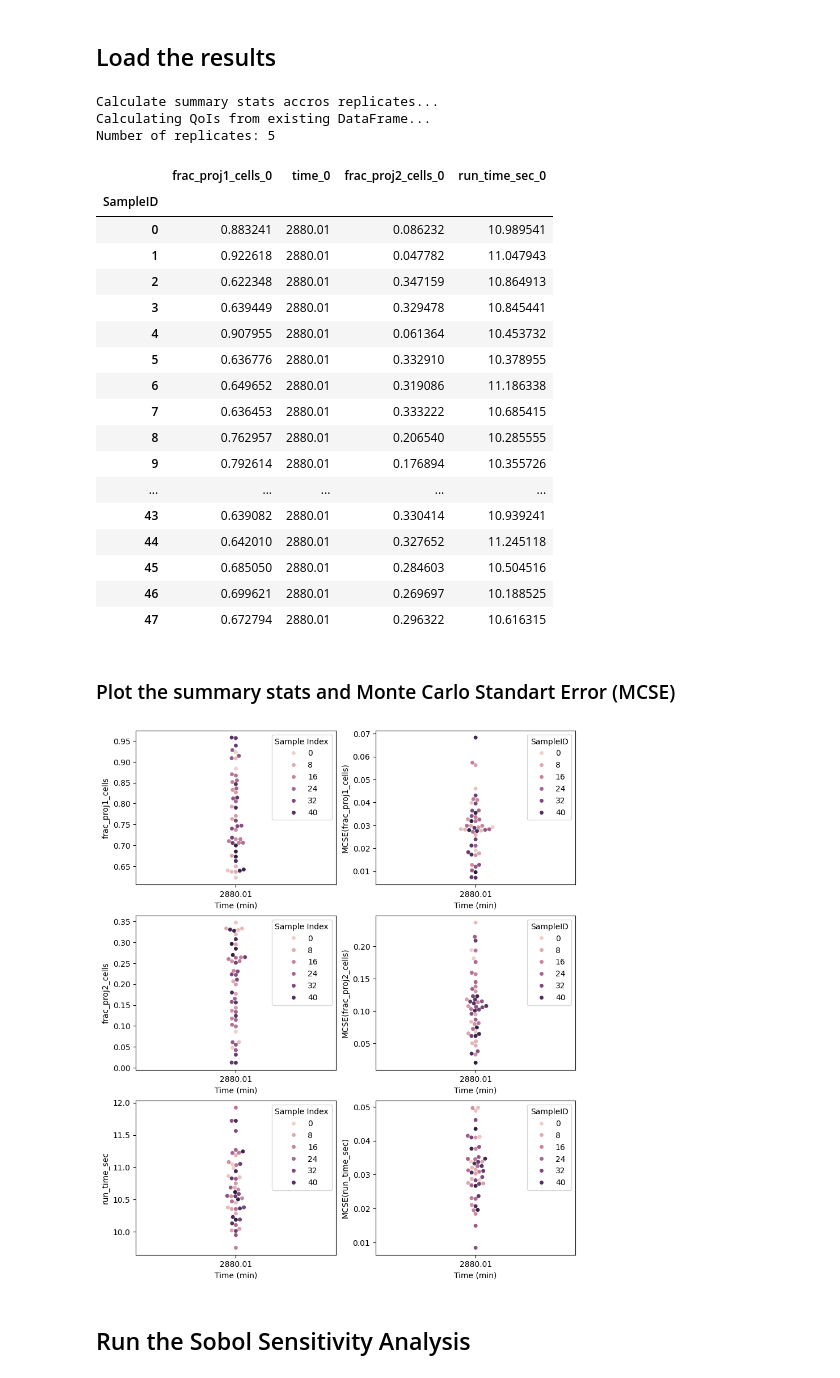
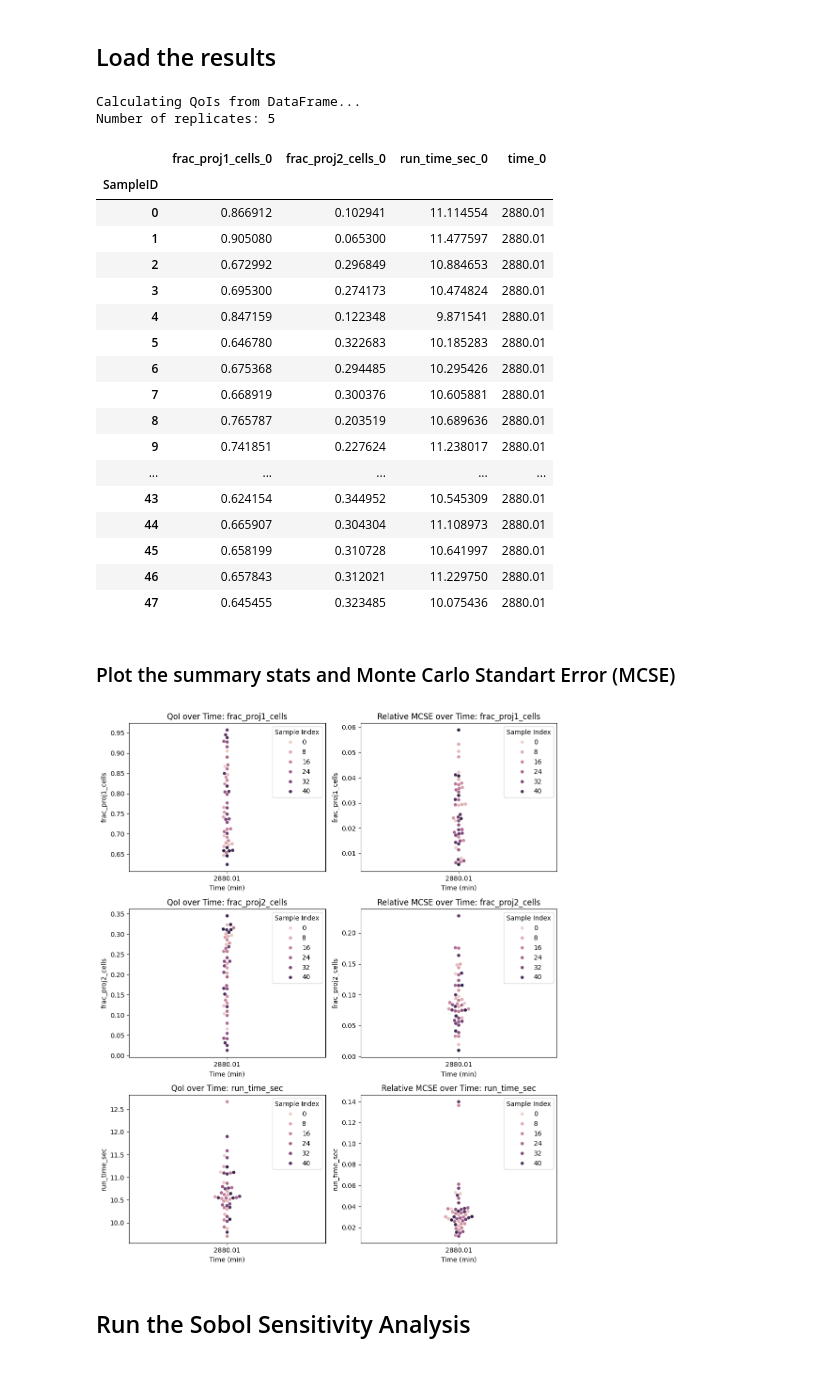
Before and after one commit to heberlr/UQ_PhysiCell, a Jupyter notebook: examples/ex4_runSA_MPI.ipynb, the cells around one changed output. Drawn from its saved outputs; the diff is of its cells as text; code cells hidden in the pictures.

Commit message:
Clean up the example using new plot functions

```diff
--- a/examples/ex4_runSA_MPI.ipynb
+++ b/examples/ex4_runSA_MPI.ipynb
@@ -37,64 +37,54 @@ Simulations completed and results stored in the database: ex4_PhysiCell_SA_MPI.d
 # Load results from the database
 from uq_physicell.database.ma_db import load_output
 from uq_physicell.model_analysis.utils import calculate_qoi_statistics
-import pandas as pd
 
 # Load the results
 db_path = "ex4_PhysiCell_SA_MPI.db"
+# Load QoIs from db (This load the summary statistics directly, as the darabase is already summarized)
 df_output = load_output(db_path)
-print("Calculate summary stats accros replicates...")
 qoi_funcs = {'frac_proj1_cells':None, 'frac_proj2_cells':None, 'run_time_sec':None}
 df_summary_qois, df_relative_mcse = calculate_qoi_statistics(df_output, qoi_funcs=qoi_funcs, db_file_path=db_path)
 display(df_summary_qois)
 # %% [output]
-Calculate summary stats accros replicates...
-Calculating QoIs from existing DataFrame...
+Calculating QoIs from DataFrame...
 Number of replicates: 5
-|  | frac_proj1_cells_0 | time_0 | frac_proj2_cells_0 | run_time_sec_0 |
+|  | frac_proj1_cells_0 | frac_proj2_cells_0 | run_time_sec_0 | time_0 |
 | SampleID |  |  |  |  |
-| 0 | 0.883241 | 2880.01 | 0.086232 | 10.989541 |
-| 1 | 0.922618 | 2880.01 | 0.047782 | 11.047943 |
-| 2 | 0.622348 | 2880.01 | 0.347159 | 10.864913 |
-| 3 | 0.639449 | 2880.01 | 0.329478 | 10.845441 |
-| 4 | 0.907955 | 2880.01 | 0.061364 | 10.453732 |
-| 5 | 0.636776 | 2880.01 | 0.332910 | 10.378955 |
-| 6 | 0.649652 | 2880.01 | 0.319086 | 11.186338 |
-| 7 | 0.636453 | 2880.01 | 0.333222 | 10.685415 |
-| 8 | 0.762957 | 2880.01 | 0.206540 | 10.285555 |
-| 9 | 0.792614 | 2880.01 | 0.176894 | 10.355726 |
+| 0 | 0.866912 | 0.102941 | 11.114554 | 2880.01 |
+| 1 | 0.905080 | 0.065300 | 11.477597 | 2880.01 |
+| 2 | 0.672992 | 0.296849 | 10.884653 | 2880.01 |
+| 3 | 0.695300 | 0.274173 | 10.474824 | 2880.01 |
+| 4 | 0.847159 | 0.122348 | 9.871541 | 2880.01 |
+| 5 | 0.646780 | 0.322683 | 10.185283 | 2880.01 |
+| 6 | 0.675368 | 0.294485 | 10.295426 | 2880.01 |
+| 7 | 0.668919 | 0.300376 | 10.605881 | 2880.01 |
+| 8 | 0.765787 | 0.203519 | 10.689636 | 2880.01 |
+| 9 | 0.741851 | 0.227624 | 11.238017 | 2880.01 |
 | ... | ... | ... | ... | ... |
-| 43 | 0.639082 | 2880.01 | 0.330414 | 10.939241 |
-| 44 | 0.642010 | 2880.01 | 0.327652 | 11.245118 |
-| 45 | 0.685050 | 2880.01 | 0.284603 | 10.504516 |
-| 46 | 0.699621 | 2880.01 | 0.269697 | 10.188525 |
-| 47 | 0.672794 | 2880.01 | 0.296322 | 10.616315 |
+| 43 | 0.624154 | 0.344952 | 10.545309 | 2880.01 |
+| 44 | 0.665907 | 0.304304 | 11.108973 | 2880.01 |
+| 45 | 0.658199 | 0.310728 | 10.641997 | 2880.01 |
+| 46 | 0.657843 | 0.312021 | 11.229750 | 2880.01 |
+| 47 | 0.645455 | 0.323485 | 10.075436 | 2880.01 |
 # %% [markdown]
 ### Plot the summary stats and Monte Carlo Standart Error (MCSE)
 # %%
 import matplotlib.pyplot as plt
-import seaborn as sns
+from uq_physicell.gui.utils import plot_qoi_over_time
 
 fig, axes = plt.subplots(len(qoi_funcs.keys()), 2, figsize=(10, 4*len(qoi_funcs.keys())))
-time_columns = sorted([col for col in df_summary_qois.columns if col.startswith("time_")])
 for ax_id, qoi_name in enumerate(qoi_funcs.keys()):
-    qoi_columns = sorted([col for col in df_summary_qois.columns if col.startswith(qoi_name)])
-    # Prepare the data for seaborn
-    plot_data_summary = pd.DataFrame({"Time": df_summary_qois[time_columns].values.flatten(), qoi_name: df_summary_qois[qoi_columns].values.flatten(), "SampleID": df_summary_qois.index.repeat(len(qoi_columns))})
-    plot_data_mcse = pd.DataFrame({"Time": df_relative_mcse[time_columns].values.flatten(), qoi_name: df_relative_mcse[qoi_columns].values.flatten(), "SampleID": df_relative_mcse.index.repeat(len(qoi_columns))})
-    # Plot summary stats
-    sns.swarmplot(data=plot_data_summary, x="Time", y=qoi_name, hue="SampleID", ax=axes[ax_id,0])
-    axes[ax_id,0].set_xlabel("Time (min)")
-    axes[ax_id,0].set_ylabel(qoi_name)
-    # Only add legend if there are labeled artists
-    handles, labels = axes[ax_id,0].get_legend_handles_labels()
-    if handles and labels:
-        axes[ax_id,0].legend(title="Sample Index")
+     # Plot QoI time series
+    plot_qoi_over_time(df_summary_qois, qoi_name, axes[ax_id,0])
+    axes[ax_id,0].set_title(f"QoI over Time: {qoi_name}")
     # Plot mcse
-    sns.swarmplot(data=plot_data_mcse, x="Time", y=qoi_name, hue="SampleID", ax=axes[ax_id,1])
-    axes[ax_id,1].set_xlabel("Time (min)")
-    axes[ax_id,1].set_ylabel(f"MCSE({qoi_name})")
+    plot_qoi_over_time(df_relative_mcse, qoi_name, axes[ax_id,1])
+    axes[ax_id,1].set_title(f"Relative MCSE over Time: {qoi_name}")
+
+# Ensure proper layout and save the figure
+plt.tight_layout()  # This will automatically adjust spacing to prevent overlaps
 # %% [output]
-[figure, old version]
+[figure, new version]
 # %% [markdown]
 ## Run the Sobol Sensitivity Analysis
 # %%
```
Also changed, not shown: parts of 3 cells of this notebook.
